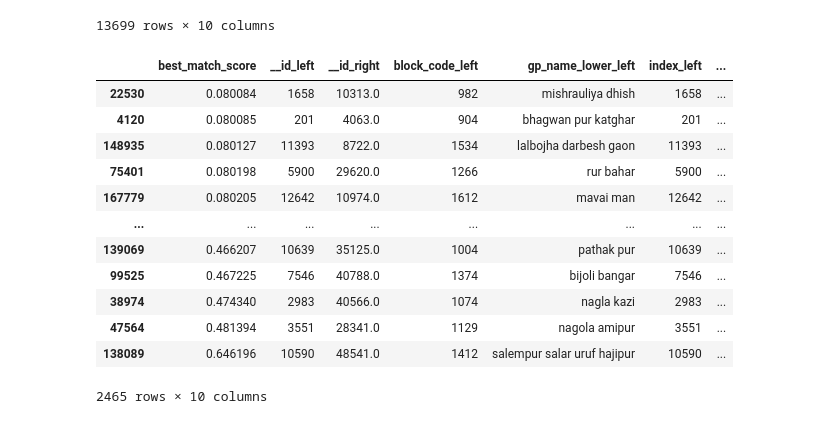
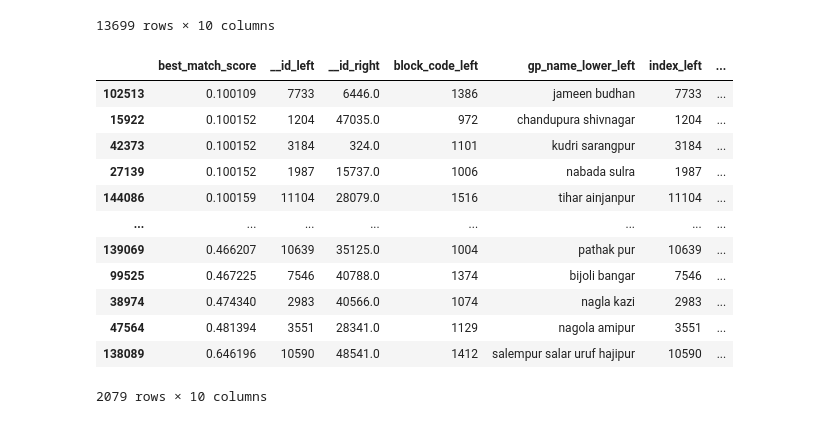
Before and after one commit to ujjawal234/bipp-datasets, a Jupyter notebook: projects/nrega-impact/src/data/up_panchayat_mapping.ipynb, the cells around one changed output. Cells and saved outputs as stored; diff of their text form; code cells hidden in the pictures.

```diff
--- a/projects/nrega-impact/src/data/panchayat_mapping.ipynb
+++ b/projects/nrega-impact/src/data/up_panchayat_mapping.ipynb
@@ -420,23 +424,22 @@ pending3_mapped
 | 182404 | -0.064933 | 13698 | 15566.0 | 893 | shazanpur thisora orf navada | 13698 | ... |
 13699 rows × 10 columns
 # %%
-filtered_2 =  pending3_mapped.query("best_match_score >= 0.08").sort_values( by=['best_match_score'], ascending=True).copy()
+filtered_2 =  pending3_mapped.query("best_match_score >= 0.1").sort_values( by=['best_match_score'], ascending=True).copy()
 filtered_2
-# .head(100)
 # %% [output]
 |  | best_match_score | __id_left | __id_right | block_code_left | gp_name_lower_left | index_left | ... |
-| 22530 | 0.080084 | 1658 | 10313.0 | 982 | mishrauliya dhish | 1658 | ... |
-| 4120 | 0.080085 | 201 | 4063.0 | 904 | bhagwan pur katghar | 201 | ... |
-| 148935 | 0.080127 | 11393 | 8722.0 | 1534 | lalbojha darbesh gaon | 11393 | ... |
-| 75401 | 0.080198 | 5900 | 29620.0 | 1266 | rur bahar | 5900 | ... |
-| 167779 | 0.080205 | 12642 | 10974.0 | 1612 | mavai man | 12642 | ... |
+| 102513 | 0.100109 | 7733 | 6446.0 | 1386 | jameen budhan | 7733 | ... |
+| 15922 | 0.100152 | 1204 | 47035.0 | 972 | chandupura shivnagar | 1204 | ... |
+| 42373 | 0.100152 | 3184 | 324.0 | 1101 | kudri sarangpur | 3184 | ... |
+| 27139 | 0.100152 | 1987 | 15737.0 | 1006 | nabada sulra | 1987 | ... |
+| 144086 | 0.100159 | 11104 | 28079.0 | 1516 | tihar ainjanpur | 11104 | ... |
 | ... | ... | ... | ... | ... | ... | ... | ... |
 | 139069 | 0.466207 | 10639 | 35125.0 | 1004 | pathak pur | 10639 | ... |
 | 99525 | 0.467225 | 7546 | 40788.0 | 1374 | bijoli bangar | 7546 | ... |
 | 38974 | 0.474340 | 2983 | 40566.0 | 1074 | nagla kazi | 2983 | ... |
 | 47564 | 0.481394 | 3551 | 28341.0 | 1129 | nagola amipur | 3551 | ... |
 | 138089 | 0.646196 | 10590 | 48541.0 | 1412 | salempur salar uruf hajipur | 10590 | ... |
-2465 rows × 10 columns
+2079 rows × 10 columns
 # %%
 # filtered_2[filtered_2['gp_code'].notnull()]
 # %%
```
Also changed, not shown: parts of 12 cells of this notebook, 1 other file.
